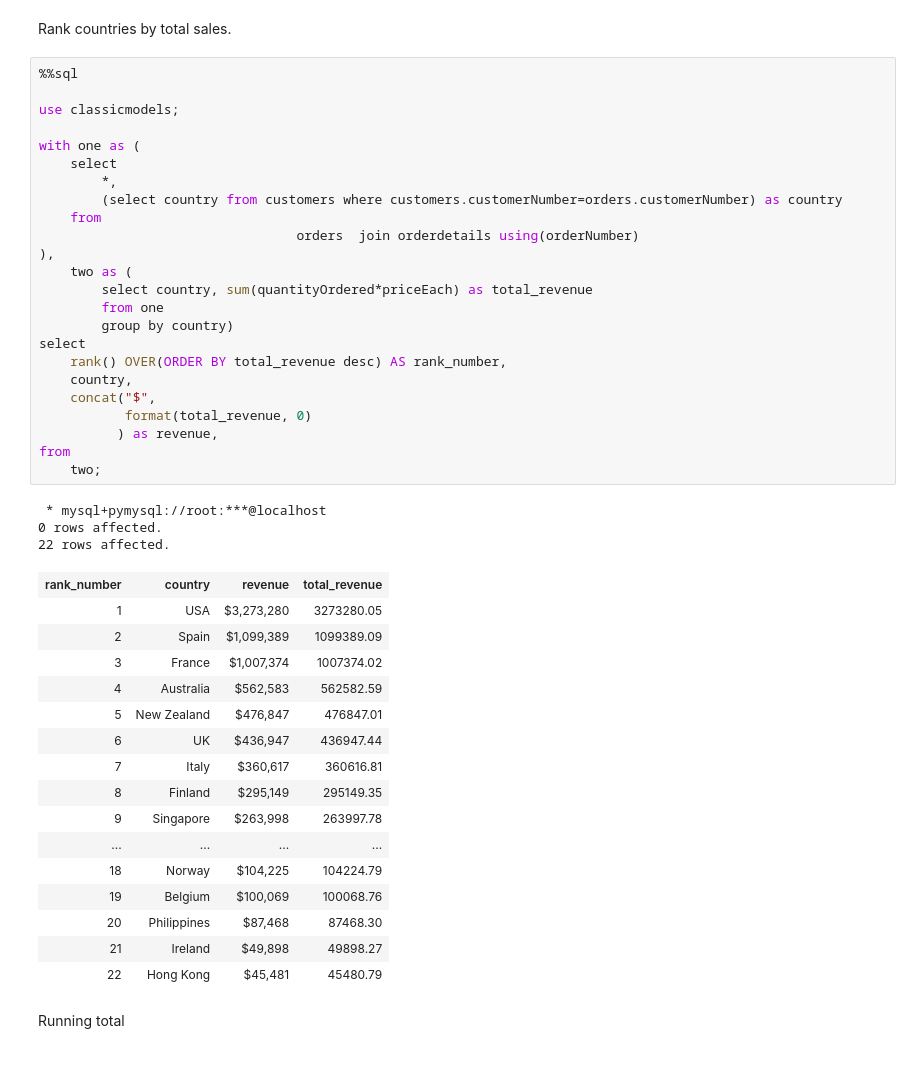
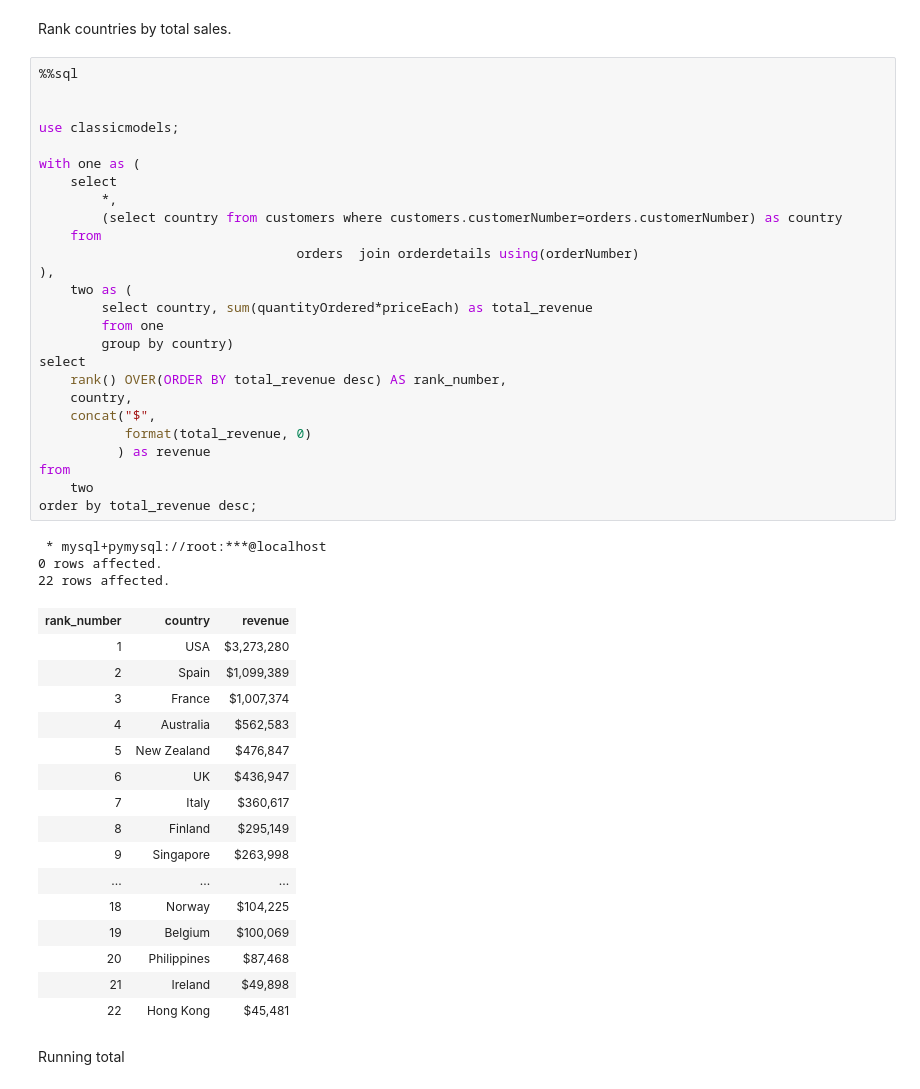
Before and after one commit to donald-f-ferguson/W4111-Intro-to-Databases-Spring-2024, a Jupyter notebook: Lectures/s-2024-Lecture-7/S24_W4111_Lecture_7_Examples.ipynb, the cells around one changed output. Drawn from its saved outputs; the diff is of its cells as text.

```diff
--- a/Lectures/s-2024-Lecture-7/S24_W4111_Lecture_7_Examples.ipynb
+++ b/Lectures/s-2024-Lecture-7/S24_W4111_Lecture_7_Examples.ipynb
@@ -162,48 +162,50 @@ I am not going to mislead you. I asked ChatGPT to do that for me.
 Rank countries by total sales.
 # %%
 %%sql
+
 
 use classicmodels;
 
 with one as (
     select
         *,
         (select country from customers where customers.customerNumber=orders.customerNumber) as country
     from
                                  orders  join orderdetails using(orderNumber)
 ),
     two as (
         select country, sum(quantityOrdered*priceEach) as total_revenue
         from one
         group by country)
 select
     rank() OVER(ORDER BY total_revenue desc) AS rank_number,
     country,
     concat("$",
            format(total_revenue, 0)
-          ) as revenue,
+          ) as revenue
 from
-    two;
+    two
+order by total_revenue desc;
 # %% [output]
  * mysql+pymysql://root:***@localhost
 0 rows affected.
 22 rows affected.
-| rank_number | country | revenue | total_revenue |
-| 1 | USA | $3,273,280 | 3273280.05 |
-| 2 | Spain | $1,099,389 | 1099389.09 |
-| 3 | France | $1,007,374 | 1007374.02 |
-| 4 | Australia | $562,583 | 562582.59 |
-| 5 | New Zealand | $476,847 | 476847.01 |
-| 6 | UK | $436,947 | 436947.44 |
-| 7 | Italy | $360,617 | 360616.81 |
-| 8 | Finland | $295,149 | 295149.35 |
-| 9 | Singapore | $263,998 | 263997.78 |
-| ... | ... | ... | ... |
-| 18 | Norway | $104,225 | 104224.79 |
-| 19 | Belgium | $100,069 | 100068.76 |
-| 20 | Philippines | $87,468 | 87468.30 |
-| 21 | Ireland | $49,898 | 49898.27 |
-| 22 | Hong Kong | $45,481 | 45480.79 |
+| rank_number | country | revenue |
+| 1 | USA | $3,273,280 |
+| 2 | Spain | $1,099,389 |
+| 3 | France | $1,007,374 |
+| 4 | Australia | $562,583 |
+| 5 | New Zealand | $476,847 |
+| 6 | UK | $436,947 |
+| 7 | Italy | $360,617 |
+| 8 | Finland | $295,149 |
+| 9 | Singapore | $263,998 |
+| ... | ... | ... |
+| 18 | Norway | $104,225 |
+| 19 | Belgium | $100,069 |
+| 20 | Philippines | $87,468 |
+| 21 | Ireland | $49,898 |
+| 22 | Hong Kong | $45,481 |
 # %% [markdown]
 Running total
 # %%
```
Also changed, not shown: 8 other files.
